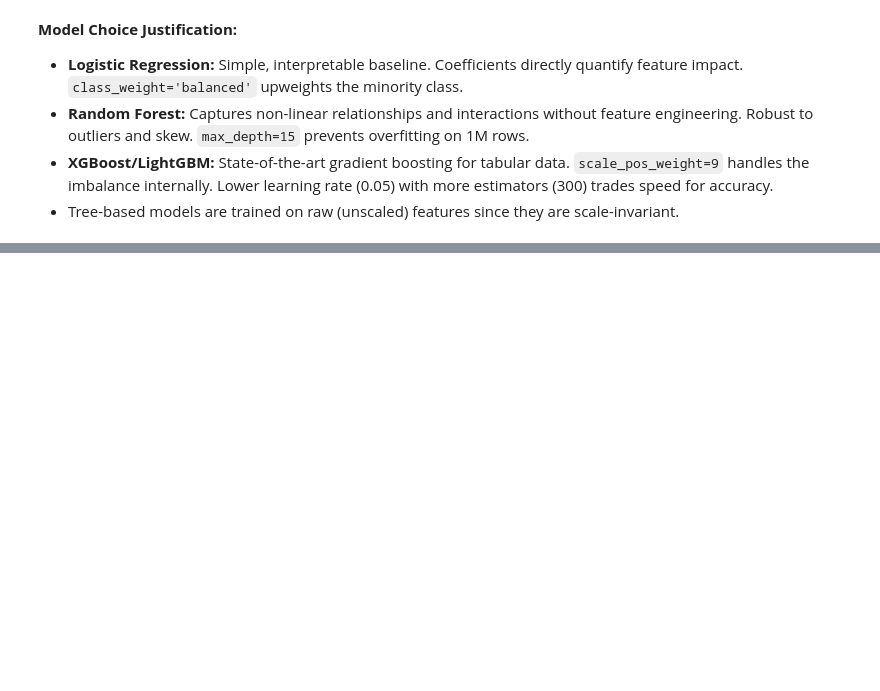
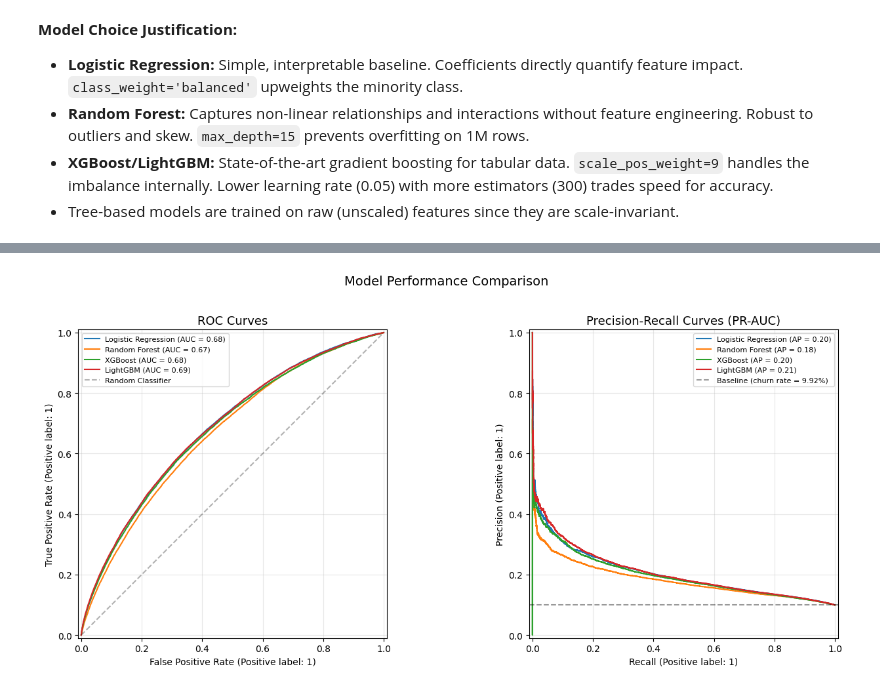
Before and after one commit to JamieTse-intern/Telecom-Customer-Churn-Analysis, a Jupyter notebook: customer_churn_prediction_1.ipynb, the cells around one changed output, grey strips where cells are left out. Saved outputs shown, nothing was run; the diff lists cells and outputs as text; code cells hidden in the pictures; blank space fills up the shorter version.

```diff
--- a/customer_churn_prediction_1.ipynb
+++ b/customer_churn_prediction_1.ipynb
@@ -1010,0 +1103,30 @@ LightGBM trained.
+# %%
+# ROC curves comparison
+from sklearn.metrics import RocCurveDisplay, PrecisionRecallDisplay
+
+fig, (ax1, ax2) = plt.subplots(1, 2, figsize=(14, 6))
+
+# ROC curves
+for name, (model, X_eval) in models_dict.items():
+    y_proba = model.predict_proba(X_eval)[:, 1]
+    RocCurveDisplay.from_predictions(y_test, y_proba, name=name, ax=ax1)
+ax1.plot([0, 1], [0, 1], 'k--', alpha=0.3, label='Random Classifier')
+ax1.set_title('ROC Curves', fontsize=13)
+ax1.legend(fontsize=8)
+ax1.grid(True, alpha=0.3)
+
+# Precision-Recall curves (more informative for imbalanced data)
+for name, (model, X_eval) in models_dict.items():
+    y_proba = model.predict_proba(X_eval)[:, 1]
+    PrecisionRecallDisplay.from_predictions(y_test, y_proba, name=name, ax=ax2)
+baseline = y_train.mean()
+ax2.axhline(y=baseline, color='k', linestyle='--', alpha=0.4, label=f'Baseline (churn rate = {baseline:.2%})')
+ax2.set_title('Precision-Recall Curves (PR-AUC)', fontsize=13)
+ax2.legend(fontsize=8)
+ax2.grid(True, alpha=0.3)
+
+plt.suptitle('Model Performance Comparison', fontsize=14, y=1.02)
+plt.tight_layout()
+plt.show()
+# %% [output]
+[figure, added]
```
Also changed, not shown: parts of 4 cells of this notebook.
